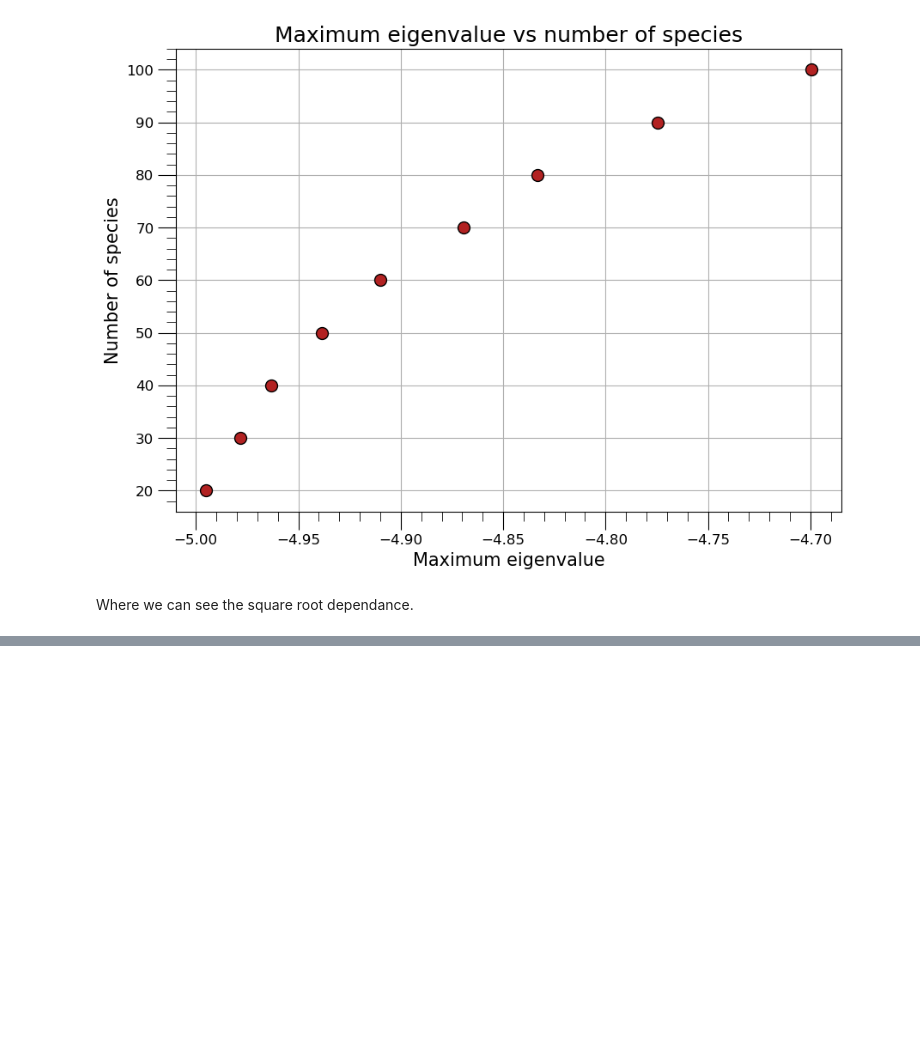
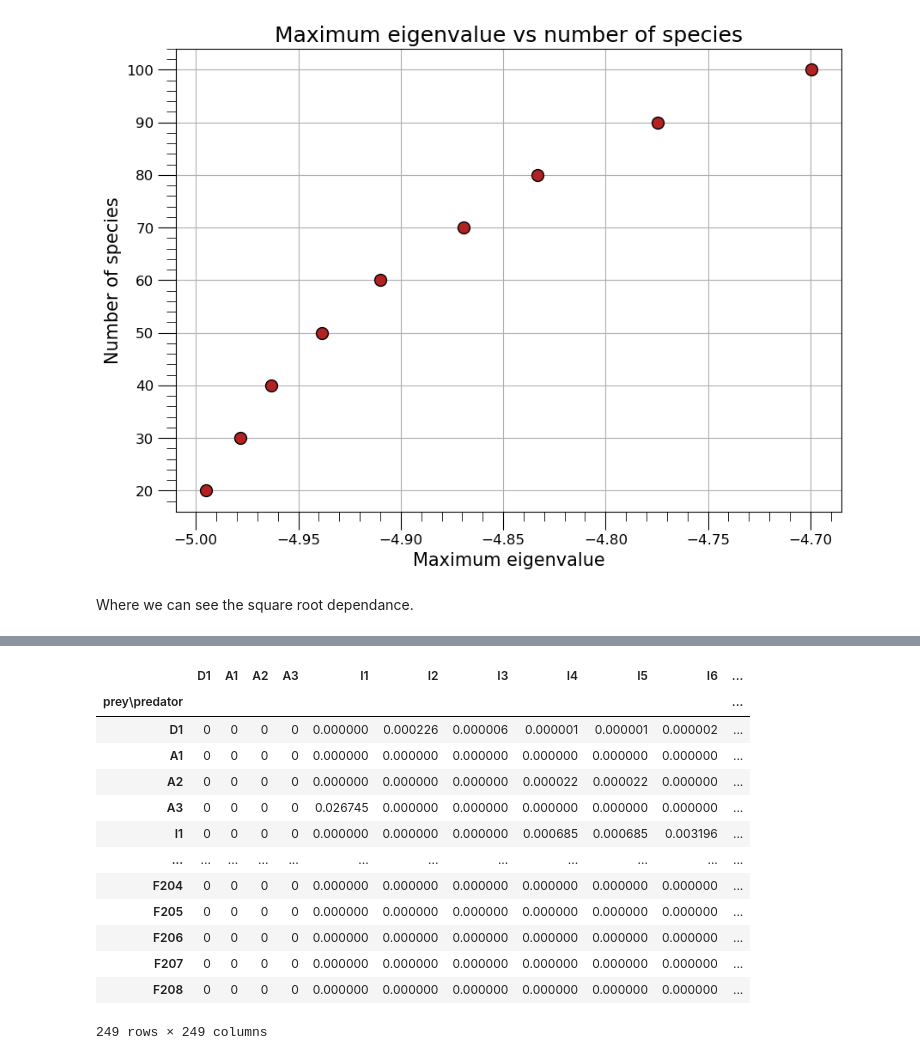
Before and after one commit to tommasoamico/PhysicalModelsOfLivingSystems, a Jupyter notebook: Week_4_assigment/Tommaso_Amico_week4.ipynb, the cells around one changed output, grey strips where cells are left out. Drawn from its saved outputs; the diff is of its cells as text; code cells hidden in the pictures; blank space fills up the shorter version.

```diff
--- a/Week_4_assigment/Tommaso_Amico_week4.ipynb
+++ b/Week_4_assigment/Tommaso_Amico_week4.ipynb
@@ -639,0 +512,18 @@ np.tril
+# %%
+food_web = pd.read_excel('../../data/Week_4/Food-web-Dataset-PNAS-05.xls', index_col = 0)
+food_web
+# %% [output]
+|  | D1 | A1 | A2 | A3 | I1 | I2 | I3 | I4 | I5 | I6 | ... |
+| prey\predator |  |  |  |  |  |  |  |  |  |  | ... |
+| D1 | 0 | 0 | 0 | 0 | 0.000000 | 0.000226 | 0.000006 | 0.000001 | 0.000001 | 0.000002 | ... |
+| A1 | 0 | 0 | 0 | 0 | 0.000000 | 0.000000 | 0.000000 | 0.000000 | 0.000000 | 0.000000 | ... |
+| A2 | 0 | 0 | 0 | 0 | 0.000000 | 0.000000 | 0.000000 | 0.000022 | 0.000022 | 0.000000 | ... |
+| A3 | 0 | 0 | 0 | 0 | 0.026745 | 0.000000 | 0.000000 | 0.000000 | 0.000000 | 0.000000 | ... |
+| I1 | 0 | 0 | 0 | 0 | 0.000000 | 0.000000 | 0.000000 | 0.000685 | 0.000685 | 0.003196 | ... |
+| ... | ... | ... | ... | ... | ... | ... | ... | ... | ... | ... | ... |
+| F204 | 0 | 0 | 0 | 0 | 0.000000 | 0.000000 | 0.000000 | 0.000000 | 0.000000 | 0.000000 | ... |
+| F205 | 0 | 0 | 0 | 0 | 0.000000 | 0.000000 | 0.000000 | 0.000000 | 0.000000 | 0.000000 | ... |
+| F206 | 0 | 0 | 0 | 0 | 0.000000 | 0.000000 | 0.000000 | 0.000000 | 0.000000 | 0.000000 | ... |
+| F207 | 0 | 0 | 0 | 0 | 0.000000 | 0.000000 | 0.000000 | 0.000000 | 0.000000 | 0.000000 | ... |
+| F208 | 0 | 0 | 0 | 0 | 0.000000 | 0.000000 | 0.000000 | 0.000000 | 0.000000 | 0.000000 | ... |
+249 rows × 249 columns
```
Also changed, not shown: parts of 53 cells of this notebook, 1 other file.
